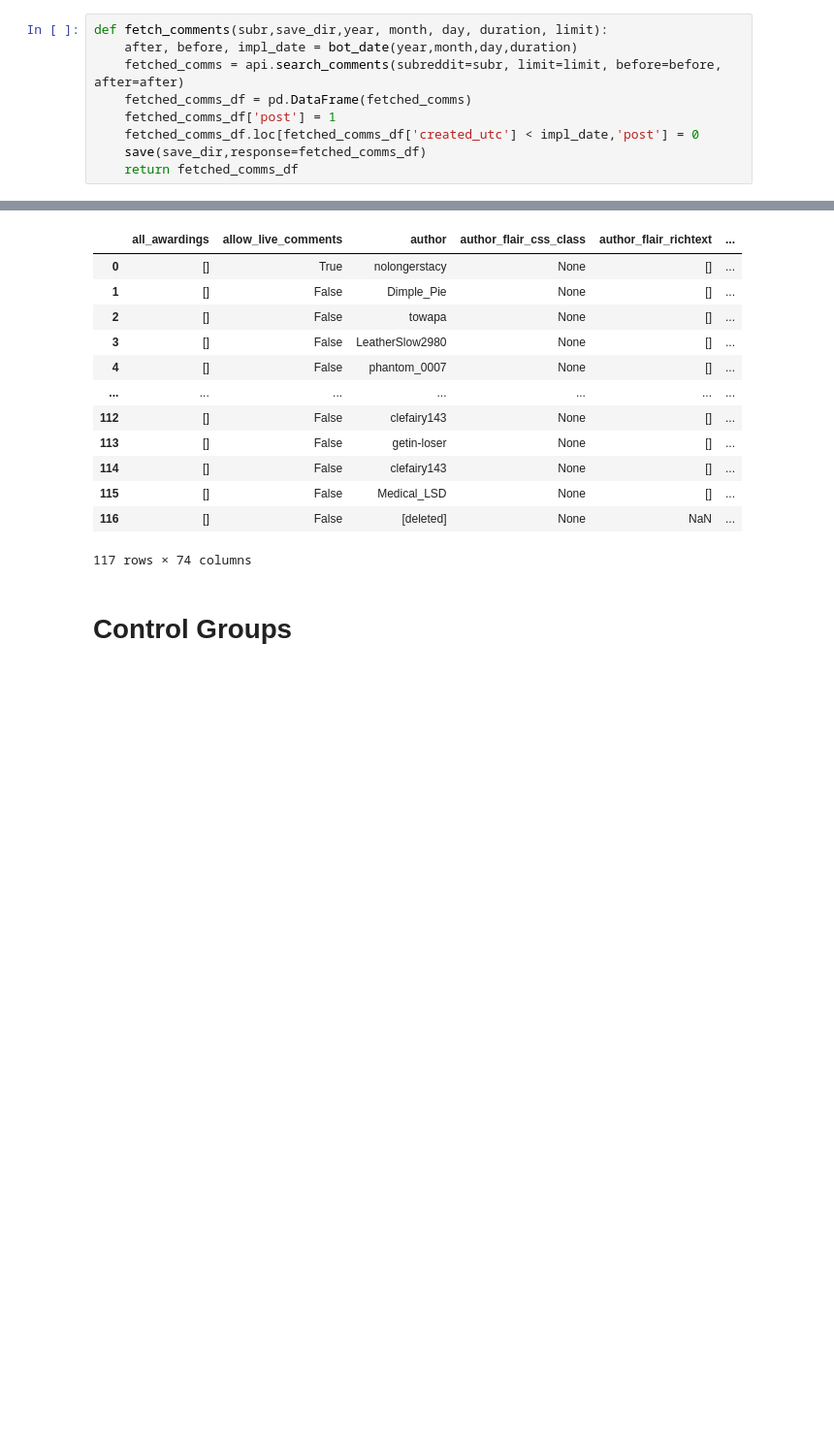
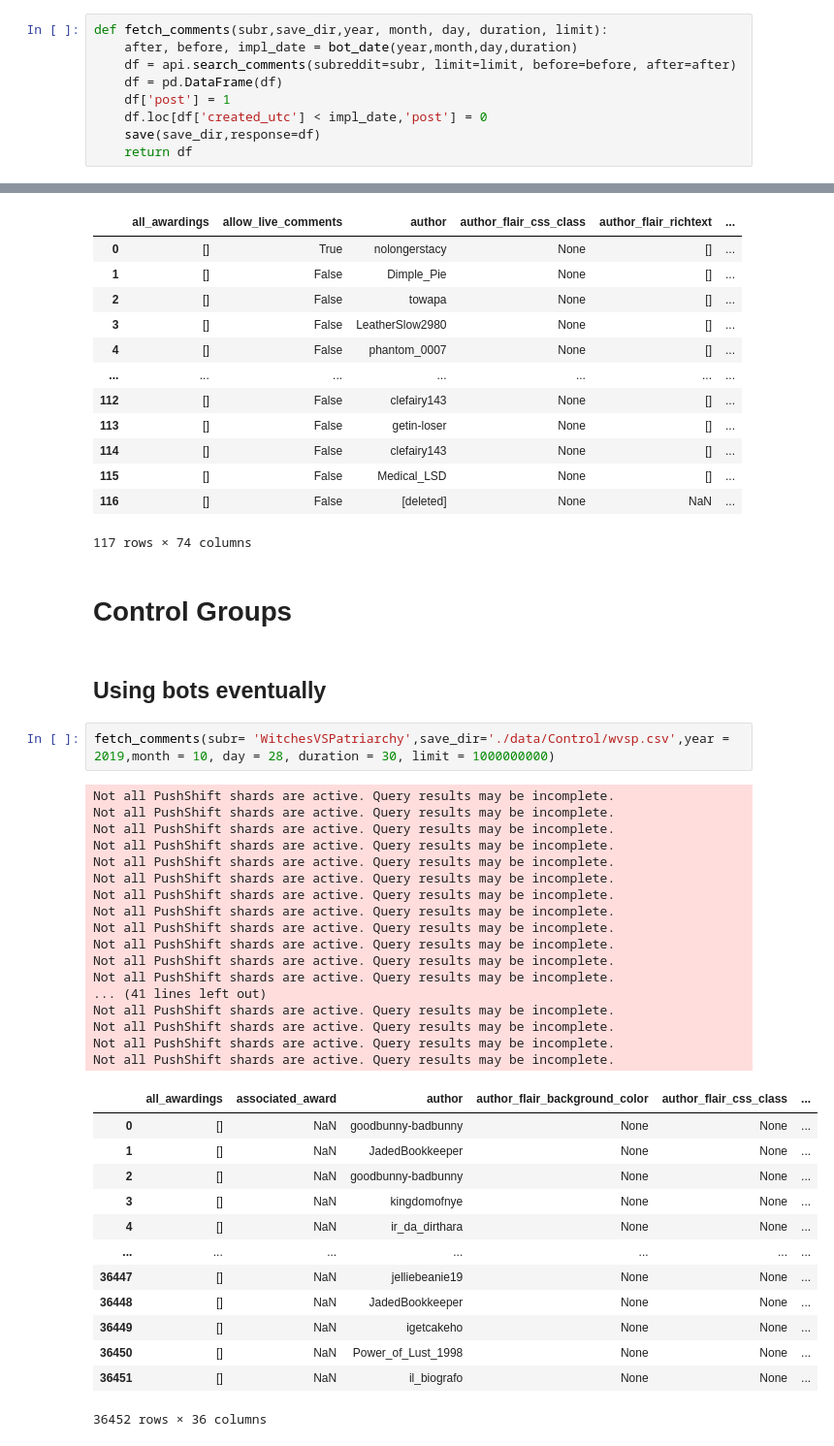
Before and after one commit to anng217/redditbots, a Jupyter notebook: pushshift.ipynb, the cells around one changed output, grey strips where cells are left out. Shown at 97% size. Saved outputs shown, nothing was run; the diff lists cells and outputs as text; blank space fills up the shorter version.

Commit message:
control group update

```diff
--- a/pushshift.ipynb
+++ b/pushshift.ipynb
@@ -23,12 +23,12 @@ def save(save_dir,response):
 # %%
 def fetch_comments(subr,save_dir,year, month, day, duration, limit):
     after, before, impl_date = bot_date(year,month,day,duration)
-    fetched_comms = api.search_comments(subreddit=subr, limit=limit, before=before, after=after)
-    fetched_comms_df = pd.DataFrame(fetched_comms)
-    fetched_comms_df['post'] = 1
-    fetched_comms_df.loc[fetched_comms_df['created_utc'] < impl_date,'post'] = 0
-    save(save_dir,response=fetched_comms_df)
-    return fetched_comms_df
+    df = api.search_comments(subreddit=subr, limit=limit, before=before, after=after)
+    df = pd.DataFrame(df)
+    df['post'] = 1
+    df.loc[df['created_utc'] < impl_date,'post'] = 0
+    save(save_dir,response=df)
+    return df
 # %%
 def fetch_subm(subr,save_dir,year, month, day, duration, limit):
     after, before, impl_date = bot_date(year,month,day,duration)
@@ -413,3 +413,38 @@ Not all PushShift shards are active. Query results may be incomplete.
 117 rows × 74 columns
 # %% [markdown]
 # Control Groups
+# %% [markdown]
+## Using bots eventually
+# %%
+fetch_comments(subr= 'WitchesVSPatriarchy',save_dir='./data/Control/wvsp.csv',year = 2019,month = 10, day = 28, duration = 30, limit = 1000000000)
+# %% [output]
+Not all PushShift shards are active. Query results may be incomplete.
+Not all PushShift shards are active. Query results may be incomplete.
+Not all PushShift shards are active. Query results may be incomplete.
+Not all PushShift shards are active. Query results may be incomplete.
+Not all PushShift shards are active. Query results may be incomplete.
+Not all PushShift shards are active. Query results may be incomplete.
+Not all PushShift shards are active. Query results may be incomplete.
+Not all PushShift shards are active. Query results may be incomplete.
+Not all PushShift shards are active. Query results may be incomplete.
+Not all PushShift shards are active. Query results may be incomplete.
+Not all PushShift shards are active. Query results may be incomplete.
+Not all PushShift shards are active. Query results may be incomplete.
+... (41 lines left out)
+Not all PushShift shards are active. Query results may be incomplete.
+Not all PushShift shards are active. Query results may be incomplete.
+Not all PushShift shards are active. Query results may be incomplete.
+Not all PushShift shards are active. Query results may be incomplete.
+|  | all_awardings | associated_award | author | author_flair_background_color | author_flair_css_class | ... |
+| 0 | [] | NaN | goodbunny-badbunny | None | None | ... |
+| 1 | [] | NaN | JadedBookkeeper | None | None | ... |
+| 2 | [] | NaN | goodbunny-badbunny | None | None | ... |
+| 3 | [] | NaN | kingdomofnye | None | None | ... |
+| 4 | [] | NaN | ir_da_dirthara | None | None | ... |
+| ... | ... | ... | ... | ... | ... | ... |
+| 36447 | [] | NaN | jelliebeanie19 | None | None | ... |
+| 36448 | [] | NaN | JadedBookkeeper | None | None | ... |
+| 36449 | [] | NaN | igetcakeho | None | None | ... |
+| 36450 | [] | NaN | Power_of_Lust_1998 | None | None | ... |
+| 36451 | [] | NaN | il_biografo | None | None | ... |
+36452 rows × 36 columns
```
Also changed, not shown: parts of 5 cells of this notebook, 5 other files.
